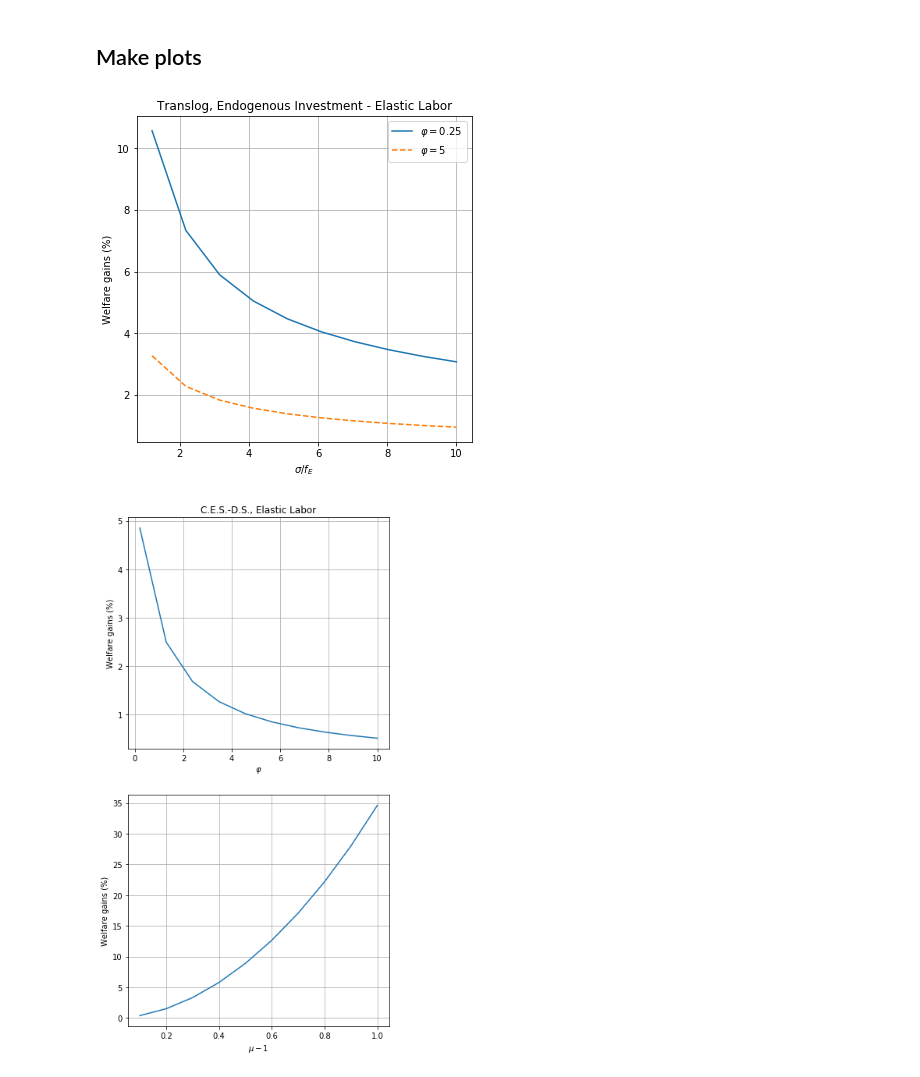
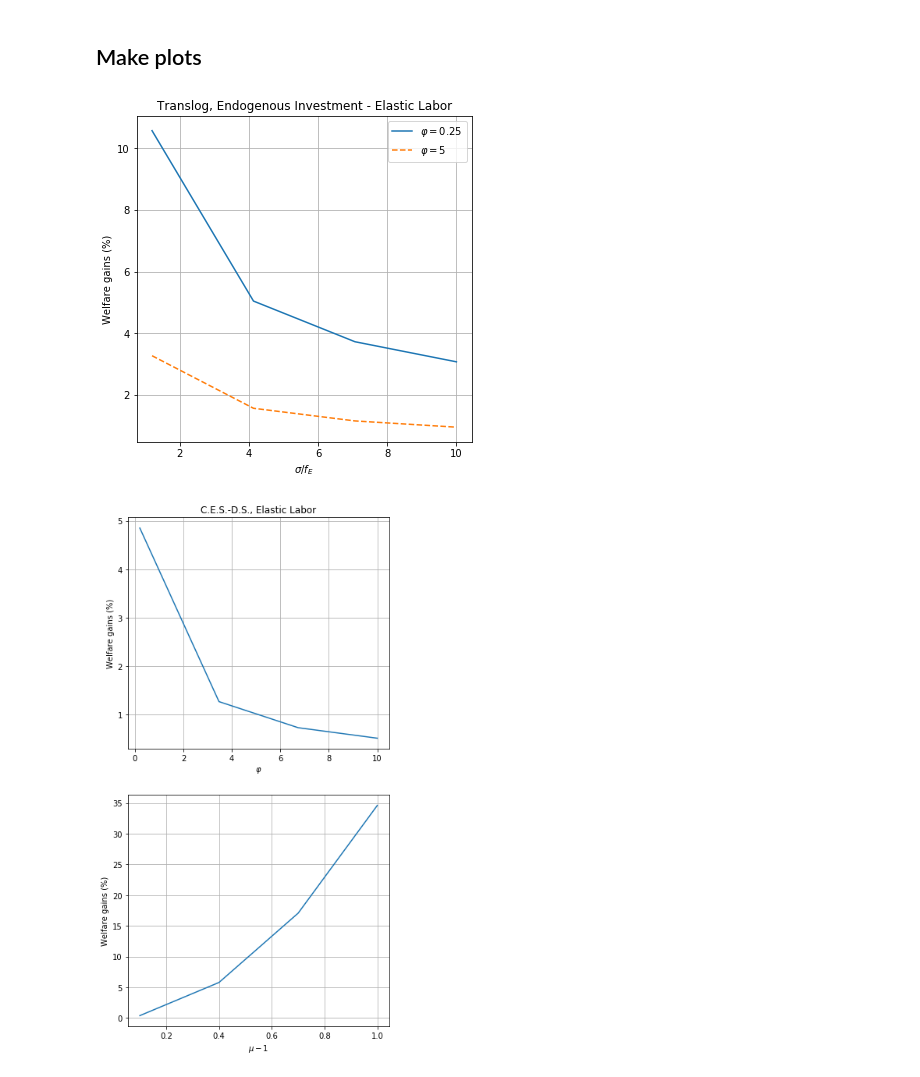
Before and after one commit to ezgioz/BGM, a Jupyter notebook: Produce graphs.ipynb, the cells around one changed output. Drawn from its saved outputs; the diff is of its cells as text; code cells hidden in the pictures.

```diff
--- a/Produce graphs.ipynb
+++ b/Produce graphs.ipynb
@@ -1,16 +3,17 @@
+# %%
+# Define the various scenarios
+N = 4 #Number of grids
+
+experiments = [
+    dict(modfile='ces', freeparam='xi', range=(0.2,1.0,N)),
+    dict(modfile='exponential', freeparam='alpha', range=(0.1,10,N)),
+    dict(modfile='translog',  freeparam='sigma', range=(0.1,10,N)),
+    dict(modfile ='cesds_EL', freeparam='mu', range=(1.1,2,N)),
+    dict(modfile ='cesds_EL', freeparam='varphi', range=(0.2,10,N)),
+    dict(modfile ='cesds_EI', freeparam='zeta', range=(0.3,0.9,N)),
+    dict(modfile ='cesds_EI', freeparam='mu', range=(1.1,2,N)),
+    dict(modfile ='translog_ELEI', freeparam='sigma', range=(1.2,10,N), fixedparam = 'varphi', value=0.25),
+    dict(modfile ='translog_ELEI', freeparam='sigma',range=(1.2,10,N), fixedparam = 'varphi', value=5)
+]
 # %% [markdown]
 ## Compute Welfares
-# %%
-# Define the various scenarios
-N = 10
-experiments = [
-    dict(modfile='ces', freeparam='xi', range=(0.2,1.0,N)),
-    dict(modfile='exponential', freeparam='alpha', range=(0.1,10,N)),
-    dict(modfile='translog',  freeparam='sigma', range=(0.1,10,N)),
-    dict(modfile ='cesds_EL', freeparam='mu', range=(1.1,2,N)),
-    dict(modfile ='cesds_EL', freeparam='varphi', range=(0.2,10,N)),
-    dict(modfile ='cesds_EI', freeparam='zeta', range=(0.3,0.9,N)),
-    dict(modfile ='cesds_EI', freeparam='mu', range=(1.1,2,N)),
-    dict(modfile ='translog_ELEI', freeparam='sigma', range=(1.2,10,N), fixedparam = 'varphi', value=0.25),
-    dict(modfile ='translog_ELEI', freeparam='sigma',range=(1.2,10,N), fixedaram = 'varphi', value=5)
-]
@@ -69,27 +39,29 @@ from matplotlib import pyplot as plt
 %matplotlib inline
 # %%
 fig = plt.figure(figsize=(6,6))
-plt.plot(df['translog_ELEI_varphi025_sigma'],df['translog_ELEI_varphi025_gain'], label="$\\varphi = 0.25$")
-plt.plot(df['translog_ELEI_varphi5_sigma'],df['translog_ELEI_varphi5_gain'], label="$\\varphi = 5$", linestyle='--', )
+plt.plot(df['translog_ELEI_varphi025_sigma'],df['translog_ELEI_varphi025_sigma_gain'], label="$\\varphi = 0.25$")
+plt.plot(df['translog_ELEI_varphi5_sigma'],df['translog_ELEI_varphi5_sigma_gain'], label="$\\varphi = 5$", linestyle='--', )
 plt.ylabel('Welfare gains (%)')
 plt.xlabel("$\\sigma/ f_{E}$")
 #yl = plt.ylim()
 #plt.ylim(0,yl[1])
 plt.title("Translog, Endogenous Investment - Elastic Labor")
 plt.grid()
 plt.legend(loc='best')
 # xlim(4,8)
 # ylim(0,0.2)
 
 
-plt.savefig('BGM_welfare_gains_general_model.pdf')
+plt.savefig('output/plots/BGM_welfare_gains_general_model.png')
+plt.savefig('output/plots/BGM_welfare_gains_general_model.pdf')
+plt.savefig('output/plots/BGM_welfare_gains_general_model.svg')
 # %% [output]
-[figure, old version]
+[figure, new version]
 # %%
 fig = plt.figure(figsize=(6,12))
 
 plt.subplot(211)
-plt.plot(df['cesds_EL_varphi_varphi'],df['cesds_EL_varphi_gain'])
+plt.plot(df['cesds_EL_varphi'],df['cesds_EL_varphi_gain'])
 plt.ylabel('Welfare gains (%)')
 plt.xlabel("$\\varphi$")
 #yl = plt.ylim()
@@ -100,7 +72,7 @@ plt.grid()
 # ylim(0,0.2)
 
 plt.subplot(212)
-plt.plot(df['cesds_EL_mu_mu']-1,df['cesds_EL_mu_gain'])
+plt.plot(df['cesds_EL_mu']-1,df['cesds_EL_mu_gain'])
 plt.ylabel('Welfare gains (%)')
 plt.xlabel("$\\mu-1$")
 #yl = plt.ylim()
@@ -110,11 +82,11 @@ plt.grid()
 # xlim(4,8)
 # ylim(0,0.2)
 
-plt.savefig('BGM_welfare_gains_EL.png')
-plt.savefig('BGM_welfare_gains_EL.pdf')
-plt.savefig('BGM_welfare_gains_EL.svg')
+plt.savefig('output/plots/BGM_welfare_gains_EL.png')
+plt.savefig('output/plots/BGM_welfare_gains_EL.pdf')
+plt.savefig('output/plots/BGM_welfare_gains_EL.svg')
 # %% [output]
-[figure, old version]
+[figure, new version]
 # %%
 fig = plt.figure(figsize=(6,12))
 
```
Also changed, not shown: parts of 9 cells of this notebook, 19 other files.
